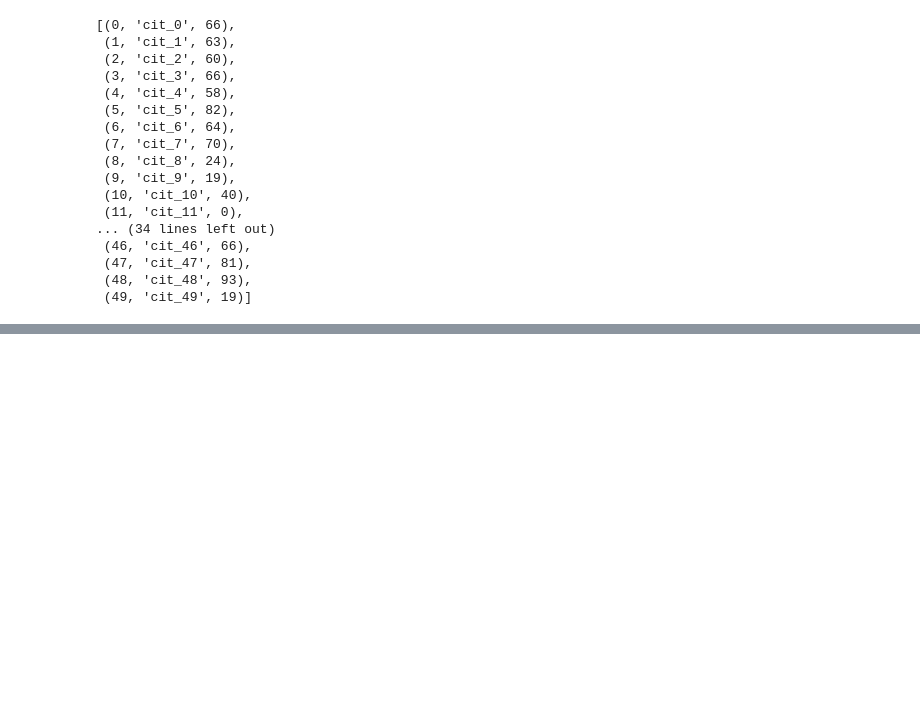
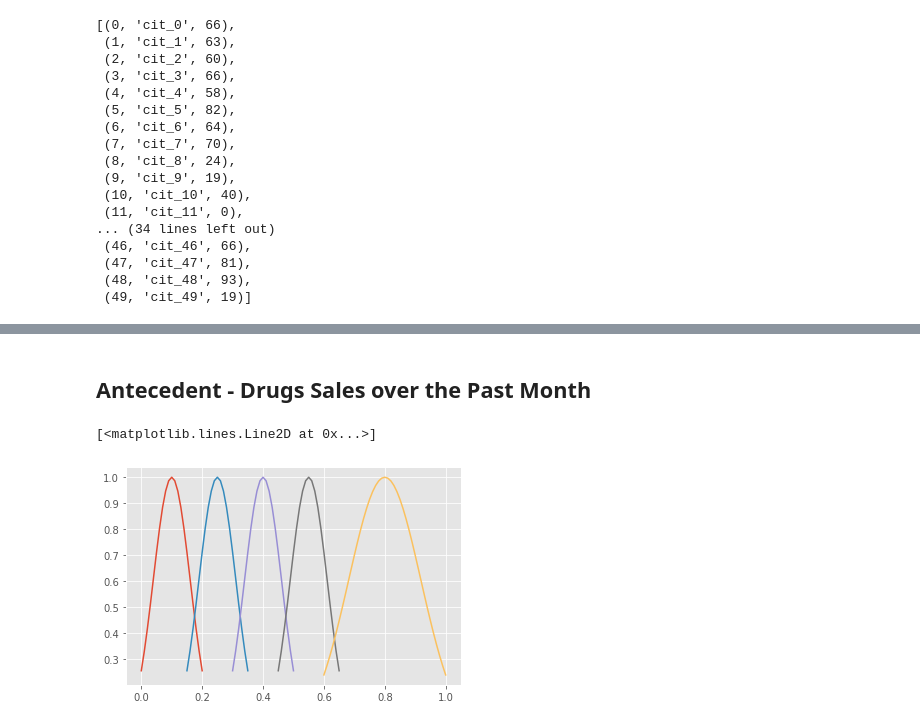
Before and after one commit to wildonion/fuzzy-drug-store, a Jupyter notebook: app.ipynb, the cells around one changed output, grey strips where cells are left out. Drawn from its saved outputs; the diff is of its cells as text; code cells hidden in the pictures; blank space fills up the shorter version.

```diff
--- a/app.ipynb
+++ b/app.ipynb
@@ -113,33 +122,89 @@ X["high"]   = X_ranges[2]
+# %% [markdown]
+## **Antecedent - Drugs Sales over the Past Month**
 # %%
-
-# -------------------------------------------
-# Antecedent - drug sales over the past month
-# -------------------------------------------
 
 Y = {"very_few": None, "few": None, "medium": None, "many": None, "alot": None}
 
 Y_ranges = [
                 {"universe": universe[0:21], "mf": None},  # very_few
                 {"universe": universe[15:36], "mf": None}, # few
                 {"universe": universe[30:51], "mf": None}, # medium
                 {"universe": universe[45:66], "mf": None}, # many
                 {"universe": universe[60:101], "mf": None} # alot
            ]
 
 
 
+# -------------------------------
+# generating membership functions
+# -------------------------------
 
-# generating membership functions
-Y_ranges[0]["mf"] = trimf(Y_ranges[0]["universe"], [0, 0, 10]) # generating mf for very_few fuzzy set
-Y_ranges[1]["mf"] = trimf(Y_ranges[1]["universe"], [10, 20, 35]) # generating mf for few fuzzy set
-Y_ranges[2]["mf"] = trimf(Y_ranges[2]["universe"], [20, 35, 45]) # generating mf for medium fuzzy set
-Y_ranges[3]["mf"] = trimf(Y_ranges[3]["universe"], [35, 45, 55]) # generating mf for many fuzzy set
-Y_ranges[4]["mf"] = trimf(Y_ranges[4]["universe"], [45, 55, 100]) # generating mf for alot fuzzy set
+
+# generating mf for very_few fuzzy set
+Y_ranges[0]["mf"] = gaussmf(
+                Y_ranges[0]["universe"], # independent variable - universe of very_few fuzzy set
+                np.mean(Y_ranges[0]["universe"]), # mean of universe of very_few fuzzy set
+                np.std(Y_ranges[0]["universe"]) # std of universe of very_few fuzzy set
+            )
+
+
+
+# generating mf for few fuzzy set
+Y_ranges[1]["mf"] = gaussmf(
+                Y_ranges[1]["universe"], # independent variable - universe of few fuzzy set
+                np.mean(Y_ranges[1]["universe"]), # mean of universe of few fuzzy set
+                np.std(Y_ranges[1]["universe"]) # std of universe of few fuzzy set
+            )
+
+
+
+# generating mf for medium fuzzy set
+Y_ranges[2]["mf"] = gaussmf(
+                Y_ranges[2]["universe"], # independent variable - universe of medium fuzzy set
+                np.mean(Y_ranges[2]["universe"]), # mean of universe of medium fuzzy set
+                np.std(Y_ranges[2]["universe"]) # std of universe of medium fuzzy set
+            )
+
+
+
+# generating mf for many fuzzy set
+Y_ranges[3]["mf"] = gaussmf(
+                Y_ranges[3]["universe"], # independent variable - universe of many fuzzy set
+                np.mean(Y_ranges[3]["universe"]), # mean of universe of many fuzzy set
+                np.std(Y_ranges[3]["universe"]) # std of universe of many fuzzy set
+            )
+
+
+
+
+# generating mf for alot fuzzy set
+Y_ranges[4]["mf"] = gaussmf(
+                Y_ranges[4]["universe"], # independent variable - universe of alot fuzzy set
+                np.mean(Y_ranges[4]["universe"]), # mean of universe of alot fuzzy set
+                np.std(Y_ranges[4]["universe"]) # std of universe of alot fuzzy set
+            )
+
 
 
 
 Y["very_few"] = Y_ranges[0]
 Y["few"]      = Y_ranges[1]
 Y["medium"]   = Y_ranges[2]
 Y["many"]     = Y_ranges[3]
 Y["alot"]     = Y_ranges[4]
+
+
+
+
+# -----------------------------
+# plotting membership functions
+# -----------------------------
+
+plt.plot(Y["very_few"]["universe"], Y["very_few"]["mf"])
+plt.plot(Y["few"]["universe"], Y["few"]["mf"])
+plt.plot(Y["medium"]["universe"], Y["medium"]["mf"])
+plt.plot(Y["many"]["universe"], Y["many"]["mf"])
+plt.plot(Y["alot"]["universe"], Y["alot"]["mf"])
+# %% [output]
+[<matplotlib.lines.Line2D at 0x...>]
+[figure, added]
```
Also changed, not shown: parts of 24 cells of this notebook.
